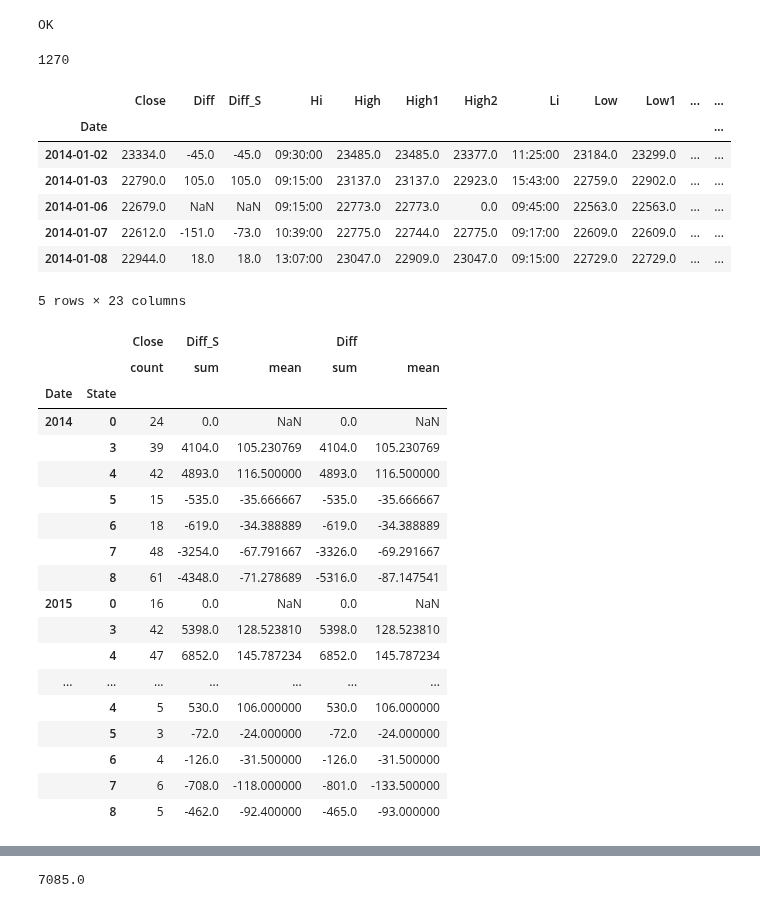
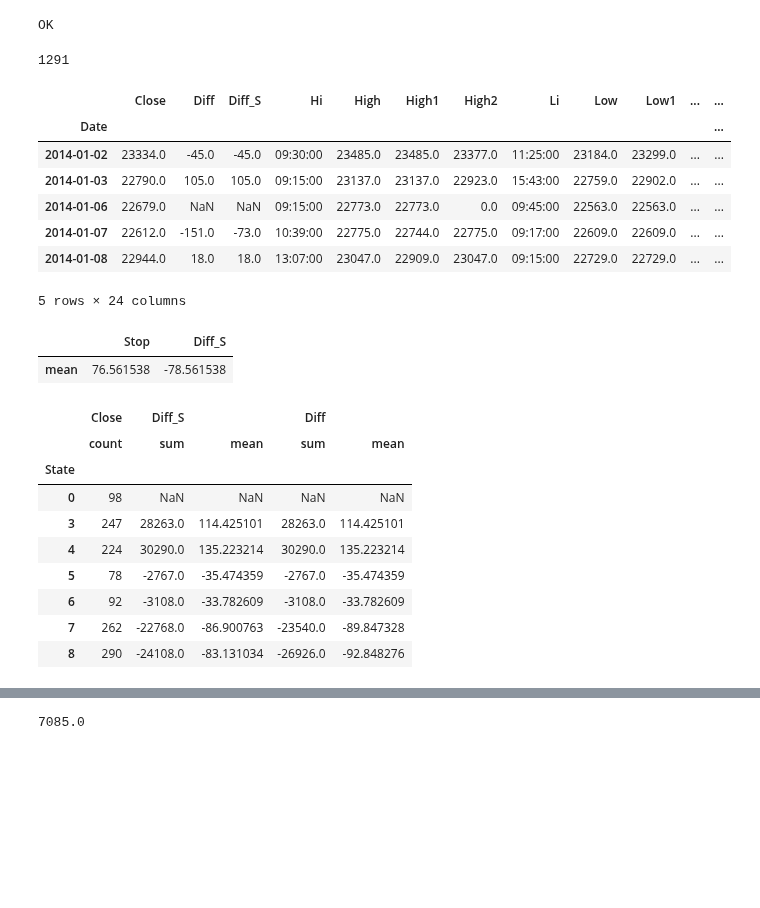
Before and after one commit to che7611/test2, a Jupyter notebook: calcHL.ipynb, the cells around one changed output, grey strips where cells are left out. Cells and saved outputs as stored; diff of their text form; code cells hidden in the pictures; blank space fills up the shorter version.

```diff
--- a/calcHL.ipynb
+++ b/calcHL.ipynb
@@ -71,6 +71,7 @@ def Calc(date1):
     if Stop>220:
         Stop=220
     StopGo=True
+    res['Stop']=Stop
     for row in D1[60:].iterrows():
         close=row[1]['close']
         if res['State']==1 or res['State']==2:
@@ -78,16 +79,22 @@ def Calc(date1):
             L2=close if close<L2 else L2
             cont1=res['State']==1 and close<res['Price']-Stop and StopGo
             cont2=res['State']==2 and close>res['Price']+Stop and StopGo
+
+            #最低价
+#             cont1=res['State']==1 and row[1]['low']<res['Price']-Stop and StopGo
+#             cont2=res['State']==2 and row[1]['high']>res['Price']+Stop and StopGo
             if cont1 :
                 res['StopPrice']=close
                 StopGo=False
                 res['State']=7 #多上损：
                 res['Diff_S']=close-res['Price']-1
+#                 res['Diff_S']=-Stop-2
             elif cont2:
                 res['StopPrice']=close
                 StopGo=False
                 res['State']=8 #空上损：
                 res['Diff_S']=res['Price']-close-1
+#                 res['Diff_S']=-Stop-2
         elif (close>H1 or close<L1) and res['State']==0:
             res['Price']=close
             res['Ref']=row[0]
@@ -137,7 +144,7 @@ cols=['Diff_S','Diff','Diff_L','Diff_H','Diff_W']
 CalcList=['mean','sum','max','min','count']
 F1.head(5)
 # %% [output]
-1270
+1291
 |  | Close | Diff | Diff_S | Hi | High | High1 | High2 | Li | Low | Low1 | ... | ... |
 | Date |  |  |  |  |  |  |  |  |  |  |  | ... |
 | 2014-01-02 | 23334.0 | -45.0 | -45.0 | 09:30:00 | 23485.0 | 23485.0 | 23377.0 | 11:25:00 | 23184.0 | 23299.0 | ... | ... |
@@ -145,35 +152,32 @@ F1.head(5)
 | 2014-01-06 | 22679.0 | NaN | NaN | 09:15:00 | 22773.0 | 22773.0 | 0.0 | 09:45:00 | 22563.0 | 22563.0 | ... | ... |
 | 2014-01-07 | 22612.0 | -151.0 | -73.0 | 10:39:00 | 22775.0 | 22744.0 | 22775.0 | 09:17:00 | 22609.0 | 22609.0 | ... | ... |
 | 2014-01-08 | 22944.0 | 18.0 | 18.0 | 13:07:00 | 23047.0 | 22909.0 | 23047.0 | 09:15:00 | 22729.0 | 22729.0 | ... | ... |
-5 rows × 23 columns
+5 rows × 24 columns
+# %%
+F1[['Stop','Diff_S']][F1.State>=7].agg(['mean'])
+# %% [output]
+|  | Stop | Diff_S |
+| mean | 76.561538 | -78.561538 |
 # %%
-col2=['Close','State','Diff','Diff_S','Diff_L','Diff_H']
+col2=['Close','State','Diff','Diff_S','Diff_L','Diff_H','Stop']
 dd={
     'Close':['count'],
     'Diff_S':['sum','mean'],
     'Diff':['sum','mean'],
 
+
 }
-F1[col2].groupby([F1.index.year,'State']).agg(dd)
+F1[col2].groupby('State').agg(dd)
 # F1[col2].groupby(F1.index.year).agg(dd)
 # %% [output]
-|  |  | Close | Diff_S |  | Diff |  |
-|  |  | count | sum | mean | sum | mean |
-| Date | State |  |  |  |  |  |
-| 2014 | 0 | 24 | 0.0 | NaN | 0.0 | NaN |
-|  | 3 | 39 | 4104.0 | 105.230769 | 4104.0 | 105.230769 |
-|  | 4 | 42 | 4893.0 | 116.500000 | 4893.0 | 116.500000 |
-|  | 5 | 15 | -535.0 | -35.666667 | -535.0 | -35.666667 |
-|  | 6 | 18 | -619.0 | -34.388889 | -619.0 | -34.388889 |
-|  | 7 | 48 | -3254.0 | -67.791667 | -3326.0 | -69.291667 |
-|  | 8 | 61 | -4348.0 | -71.278689 | -5316.0 | -87.147541 |
-| 2015 | 0 | 16 | 0.0 | NaN | 0.0 | NaN |
-|  | 3 | 42 | 5398.0 | 128.523810 | 5398.0 | 128.523810 |
-|  | 4 | 47 | 6852.0 | 145.787234 | 6852.0 | 145.787234 |
-| ... | ... | ... | ... | ... | ... | ... |
-|  | 4 | 5 | 530.0 | 106.000000 | 530.0 | 106.000000 |
-|  | 5 | 3 | -72.0 | -24.000000 | -72.0 | -24.000000 |
-|  | 6 | 4 | -126.0 | -31.500000 | -126.0 | -31.500000 |
-|  | 7 | 6 | -708.0 | -118.000000 | -801.0 | -133.500000 |
-|  | 8 | 5 | -462.0 | -92.400000 | -465.0 | -93.000000 |
+|  | Close | Diff_S |  | Diff |  |
+|  | count | sum | mean | sum | mean |
+| State |  |  |  |  |  |
+| 0 | 98 | NaN | NaN | NaN | NaN |
+| 3 | 247 | 28263.0 | 114.425101 | 28263.0 | 114.425101 |
+| 4 | 224 | 30290.0 | 135.223214 | 30290.0 | 135.223214 |
+| 5 | 78 | -2767.0 | -35.474359 | -2767.0 | -35.474359 |
+| 6 | 92 | -3108.0 | -33.782609 | -3108.0 | -33.782609 |
+| 7 | 262 | -22768.0 | -86.900763 | -23540.0 | -89.847328 |
+| 8 | 290 | -24108.0 | -83.131034 | -26926.0 | -92.848276 |
 # %%
```
Also changed, not shown: parts of 4 cells of this notebook, 1 other file.
